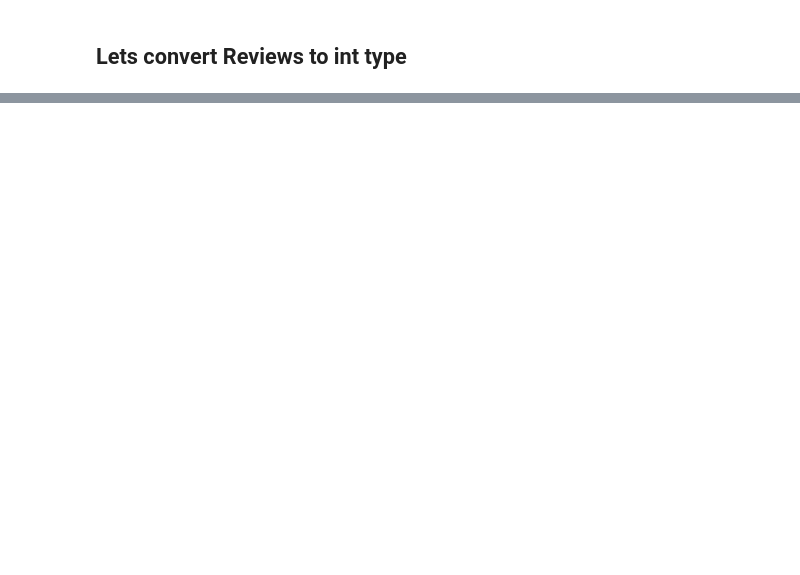
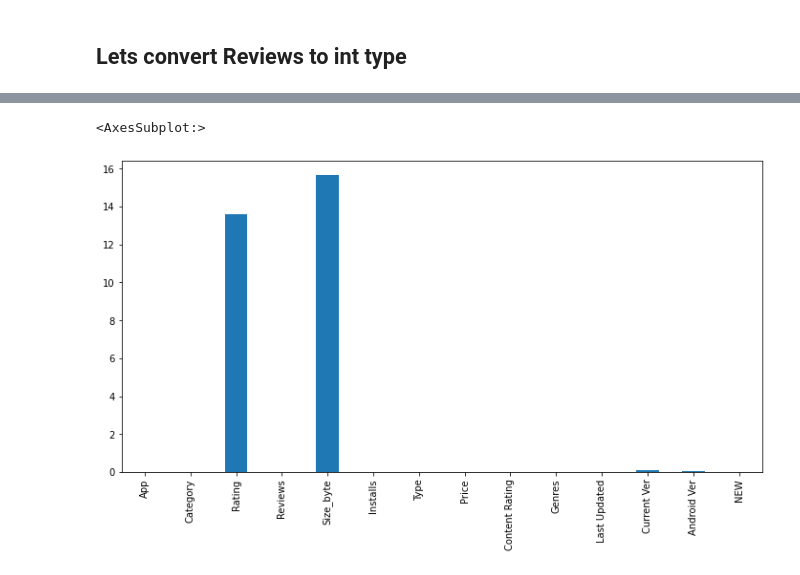
Before and after one commit to asfandyarsaeed1/Python-For-DataScience, a Jupyter notebook: Use_Cases_EDA/Use_Case1.ipynb, the cells around one changed output, grey strips where cells are left out. Saved outputs shown, nothing was run; the diff lists cells and outputs as text; code cells hidden in the pictures; blank space fills up the shorter version.

```diff
--- a/Use_Cases_EDA/Use_Case1.ipynb
+++ b/Use_Cases_EDA/Use_Case1.ipynb
@@ -227,0 +366,7 @@ df['Size'].apply(lambda x:)
+# %%
+df_missing=df.isnull().mean()*100
+plt.figure(figsize=(12, 6))
+df_missing.plot(kind='bar')
+# %% [output]
+<AxesSubplot:>
+[figure, added]
```
Also changed, not shown: parts of 39 cells of this notebook.
